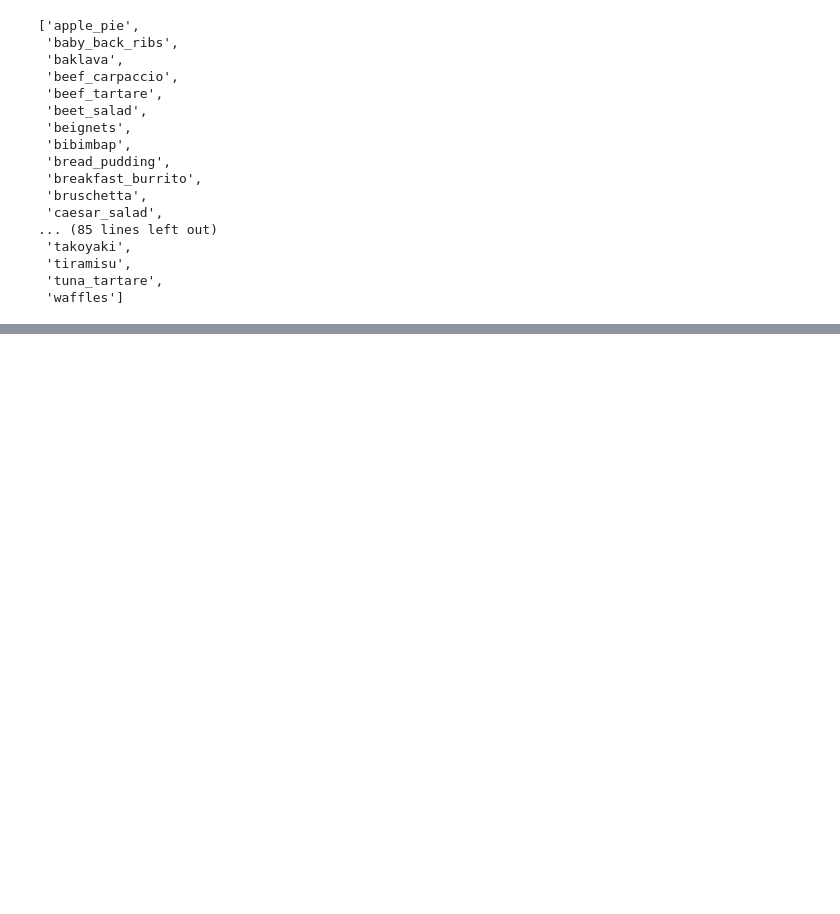
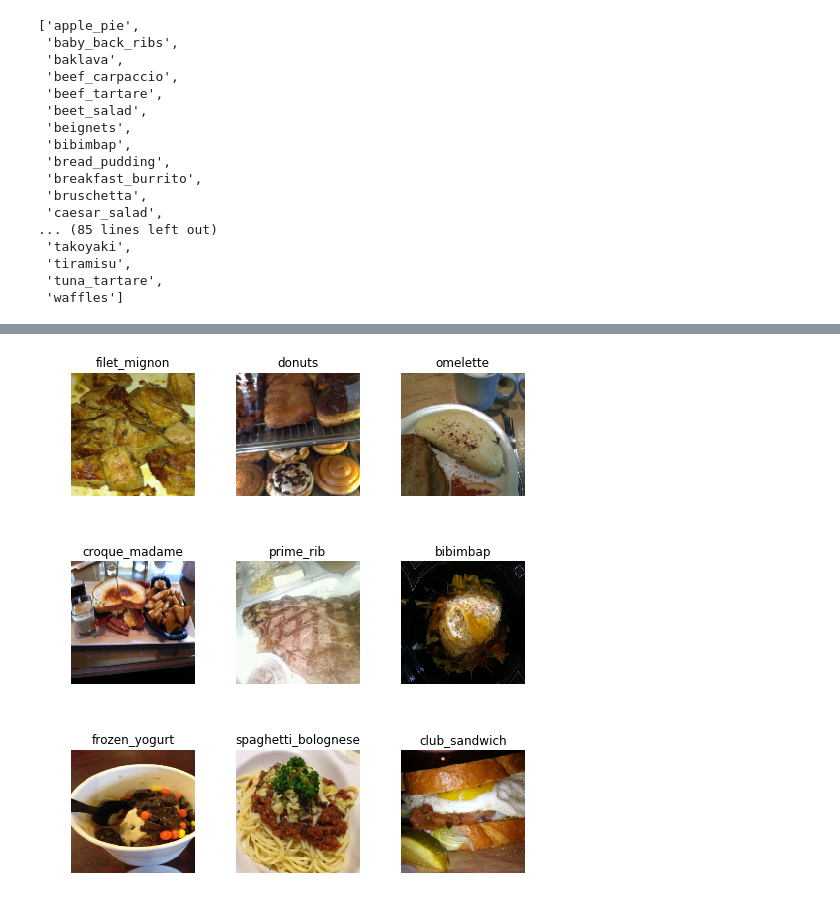
Before and after one commit to amccarthy13/jupyter-notebook, a Jupyter notebook: Food-101.ipynb, the cells around one changed output, grey strips where cells are left out. Saved outputs shown, nothing was run; the diff lists cells and outputs as text; code cells hidden in the pictures; blank space fills up the shorter version.

```diff
--- a/Food-101.ipynb
+++ b/Food-101.ipynb
@@ -17,0 +20,8 @@ data = ImageDataBunch.from_folder(path, train=".", valid_pct=0.2,
+# %%
+data2 = (ImageItemList
+         .from_folder(path)
+         .use_partial_data(0.30)
+         .random_split_by_pct()
+         .label_from_folder()
+         .transform(food_tfms, size = 228)
+         .databunch())
@@ -42,2 +72,6 @@ data.show_batch(rows=3, figsize=(7,8))
+# %%
+data2.show_batch(rows=3, figsize=(7,8))
+# %% [output]
+[figure, added]
 # %%
 learn = create_cnn(data, models.resnet34, metrics=error_rate)
```
Also changed, not shown: parts of 21 cells of this notebook.
